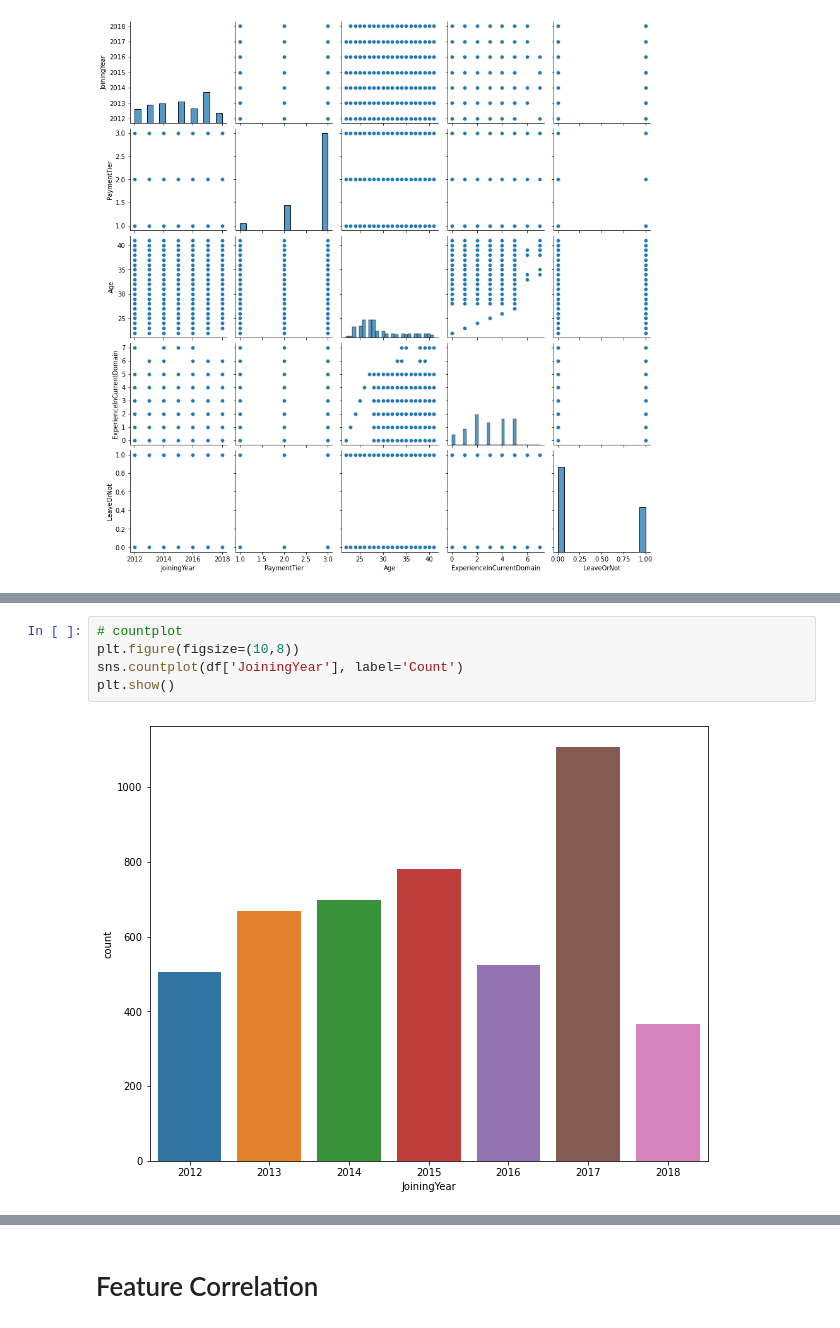
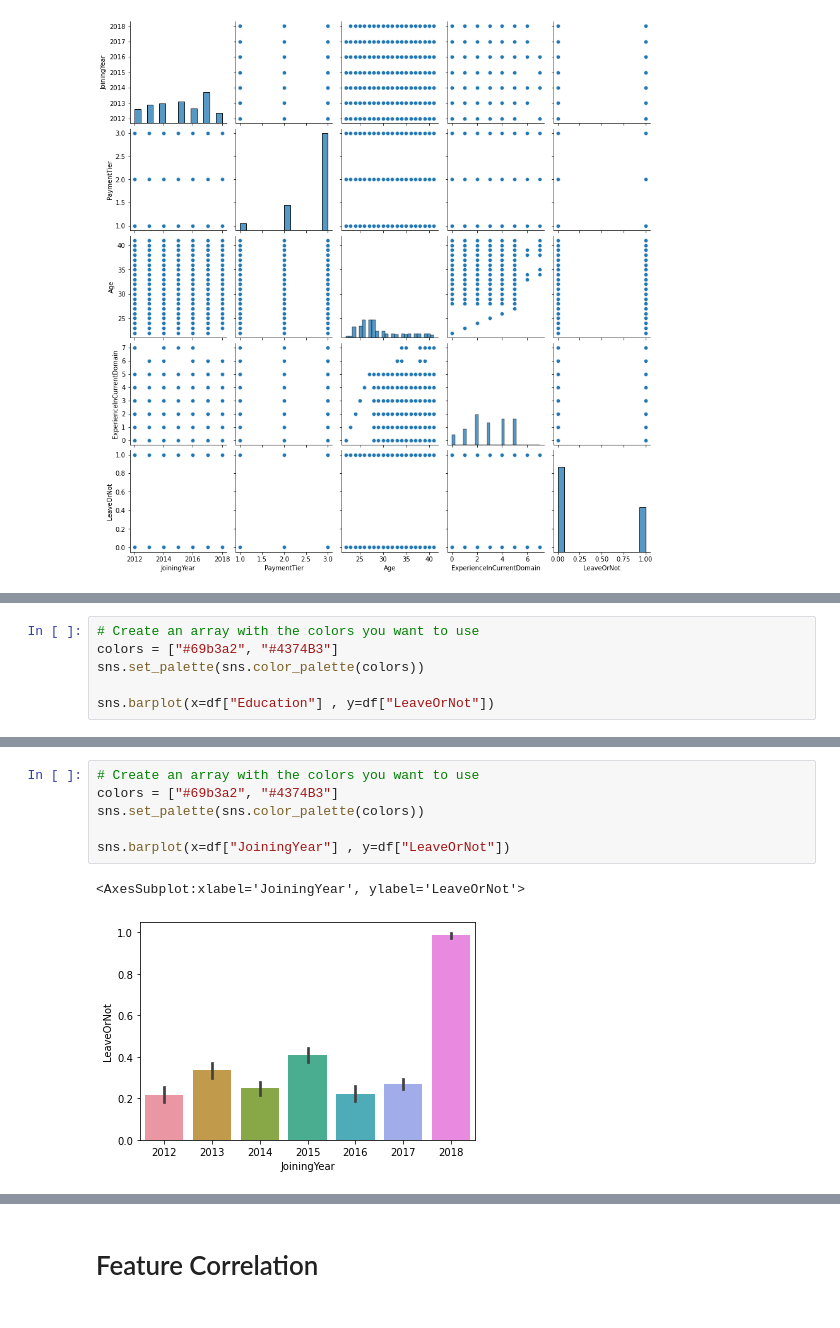
Before and after one commit to BouchetaYoucef/Projet_Employees, a Jupyter notebook: Projet_Employees_EDA.ipynb, the cells around one changed output, grey strips where cells are left out. Drawn from its saved outputs; the diff is of its cells as text.

```diff
--- a/Projet_Employees_EDA.ipynb
+++ b/Projet_Employees_EDA.ipynb
@@ -227,0 +286,6 @@ plt.show()
+# %%
+# Create an array with the colors you want to use
+colors = ["#69b3a2", "#4374B3"]
+sns.set_palette(sns.color_palette(colors))
+
+sns.barplot(x=df["Education"] , y=df["LeaveOrNot"])
@@ -228,7 +295,9 @@ plt.show()
 # %%
-# countplot
-plt.figure(figsize=(10,8))
-sns.countplot(df['JoiningYear'], label='Count')
-plt.show()
+# Create an array with the colors you want to use
+colors = ["#69b3a2", "#4374B3"]
+sns.set_palette(sns.color_palette(colors))
+
+sns.barplot(x=df["JoiningYear"] , y=df["LeaveOrNot"])
 # %% [output]
+<AxesSubplot:xlabel='JoiningYear', ylabel='LeaveOrNot'>
-[figure, old version]
+[figure, new version]
```
Also changed, not shown: parts of 46 cells of this notebook.
